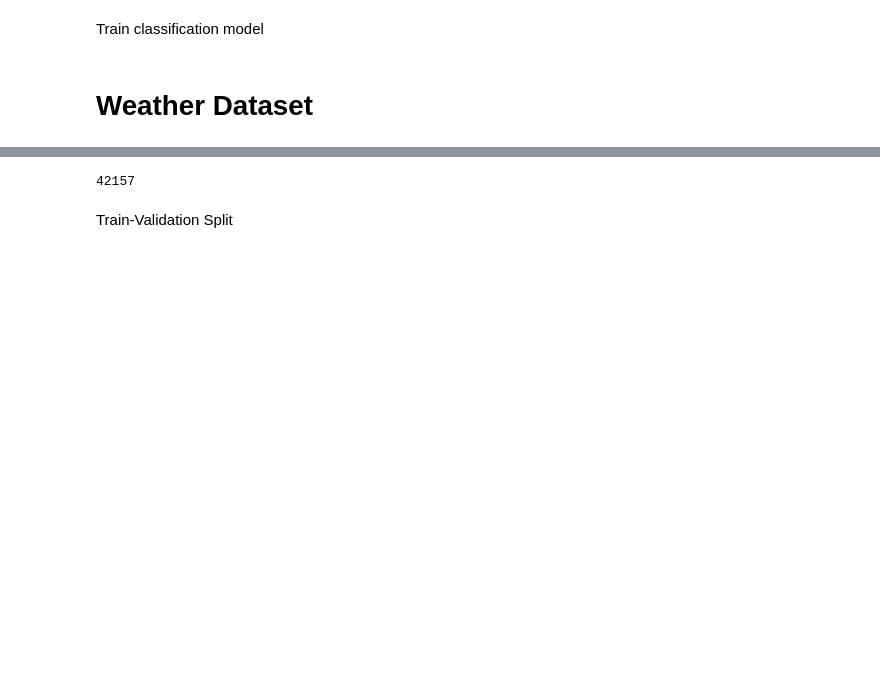
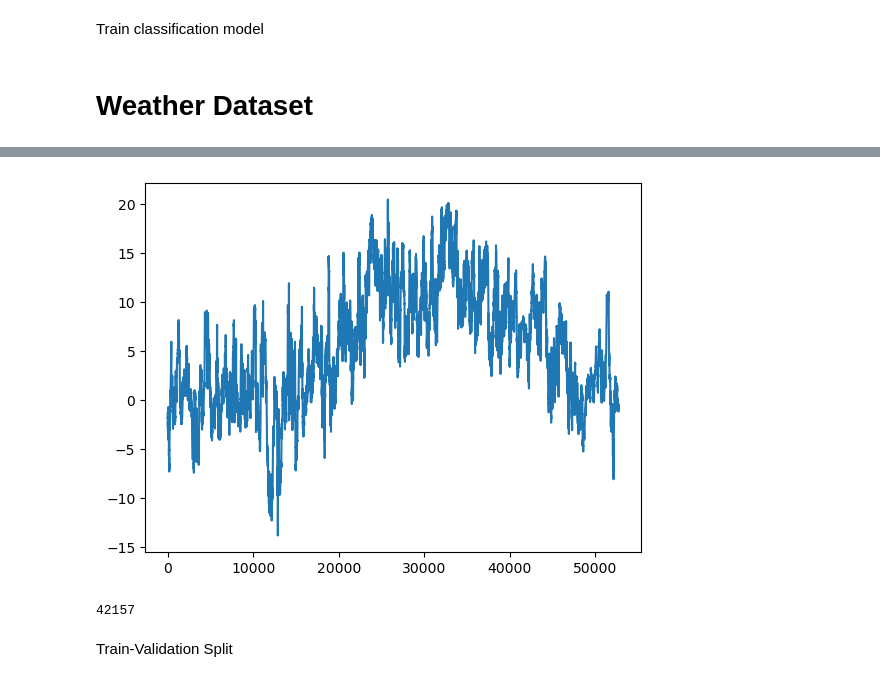
Before and after one commit to AlvaroGarciaEspinosa/ThesisCode, a Jupyter notebook: main_code.ipynb, the cells around one changed output, grey strips where cells are left out. Saved outputs shown, nothing was run; the diff lists cells and outputs as text; code cells hidden in the pictures; blank space fills up the shorter version.

```diff
--- a/main_code.ipynb
+++ b/main_code.ipynb
@@ -789,3 +808,8 @@ del weather['date']
+# %%
+plt.plot(weather.iloc[:,3])
+plt.show()
+# %% [output]
+[figure, added]
 # %%
 train_N = round(weather.shape[0]*0.8)
 train_N
```
Also changed, not shown: parts of 120 cells of this notebook.
